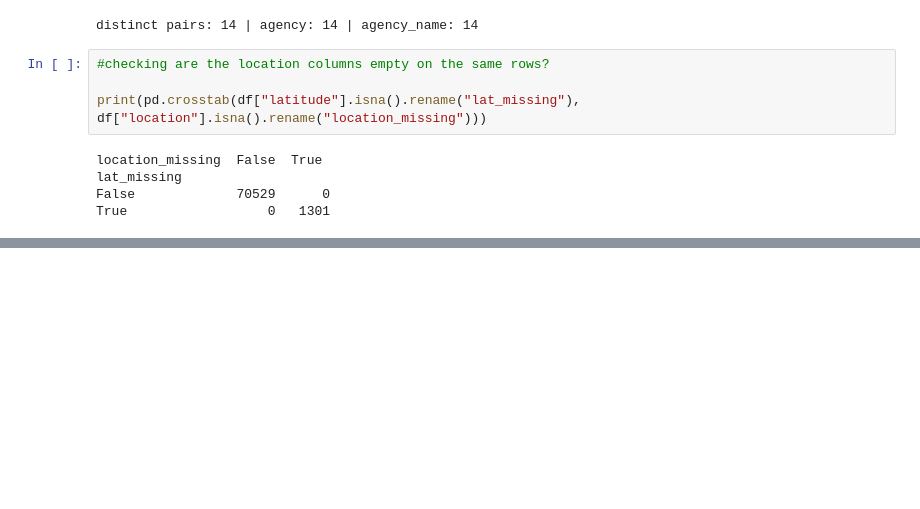
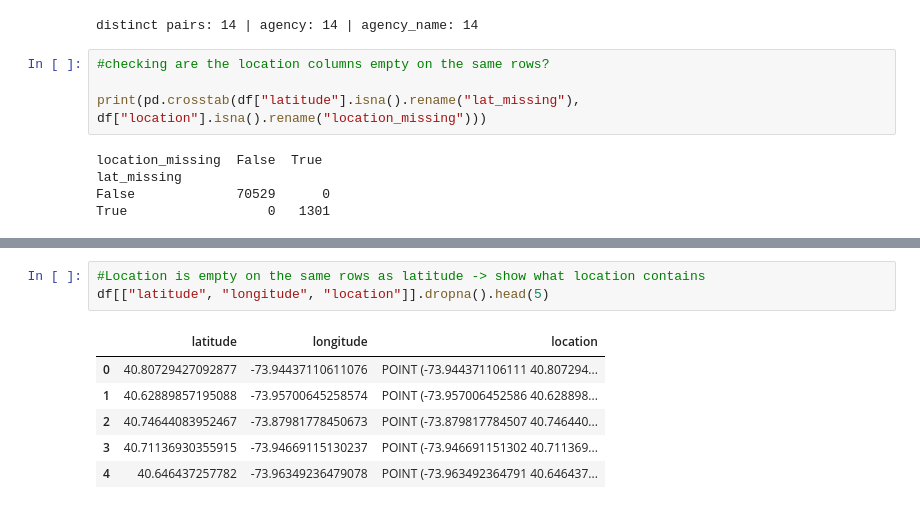
Before and after one commit to ErricNg/nyc311-data-quality, a Jupyter notebook: notebooks/01_explore.ipynb, the cells around one changed output, grey strips where cells are left out. Cells and saved outputs as stored; diff of their text form; blank space fills up the shorter version.

Commit message:
Add location, borough and DOB decision findings

```diff
--- a/notebooks/01_explore.ipynb
+++ b/notebooks/01_explore.ipynb
@@ -489,0 +512,10 @@ facility_type -> {'Derelict Vehicles': np.int64(196)}
+# %%
+#Location is empty on the same rows as latitude -> show what location contains
+df[["latitude", "longitude", "location"]].dropna().head(5)
+# %% [output]
+|  | latitude | longitude | location |
+| 0 | 40.80729427092877 | -73.94437110611076 | POINT (-73.944371106111 40.807294... |
+| 1 | 40.62889857195088 | -73.95700645258574 | POINT (-73.957006452586 40.628898... |
+| 2 | 40.74644083952467 | -73.87981778450673 | POINT (-73.879817784507 40.746440... |
+| 3 | 40.71136930355915 | -73.94669115130237 | POINT (-73.946691151302 40.711369... |
+| 4 | 40.646437257782 | -73.96349236479078 | POINT (-73.963492364791 40.646437... |
```
Also changed, not shown: parts of 6 cells of this notebook, 1 other file.
